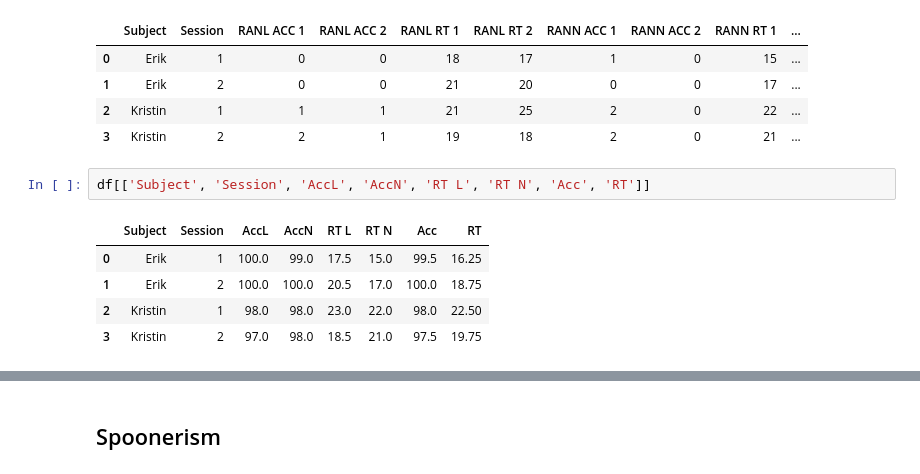
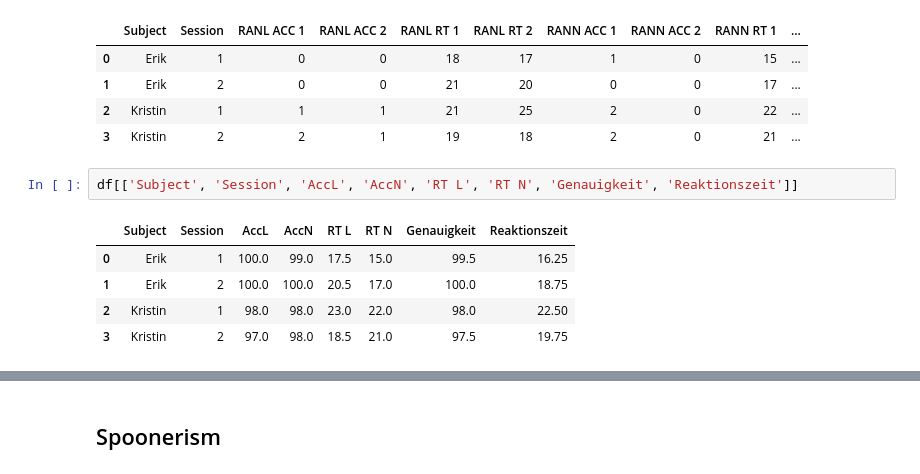
Before and after one commit to cristinarainich/DDCS, a Jupyter notebook: Results_presentation.ipynb, the cells around one changed output, grey strips where cells are left out. Saved outputs shown, nothing was run; the diff lists cells and outputs as text.

```diff
--- a/Results_presentation.ipynb
+++ b/Results_presentation.ipynb
@@ -104,9 +101,9 @@ df
 | 2 | Kristin | 1 | 1 | 1 | 21 | 25 | 2 | 0 | 22 | ... |
 | 3 | Kristin | 2 | 2 | 1 | 19 | 18 | 2 | 0 | 21 | ... |
 # %%
-df[['Subject', 'Session', 'AccL', 'AccN', 'RT L', 'RT N', 'Acc', 'RT']]
+df[['Subject', 'Session', 'AccL', 'AccN', 'RT L', 'RT N', 'Genauigkeit', 'Reaktionszeit']]
 # %% [output]
-|  | Subject | Session | AccL | AccN | RT L | RT N | Acc | RT |
+|  | Subject | Session | AccL | AccN | RT L | RT N | Genauigkeit | Reaktionszeit |
 | 0 | Erik | 1 | 100.0 | 99.0 | 17.5 | 15.0 | 99.5 | 16.25 |
 | 1 | Erik | 2 | 100.0 | 100.0 | 20.5 | 17.0 | 100.0 | 18.75 |
 | 2 | Kristin | 1 | 98.0 | 98.0 | 23.0 | 22.0 | 98.0 | 22.50 |
```
Also changed, not shown: parts of 28 cells of this notebook.
